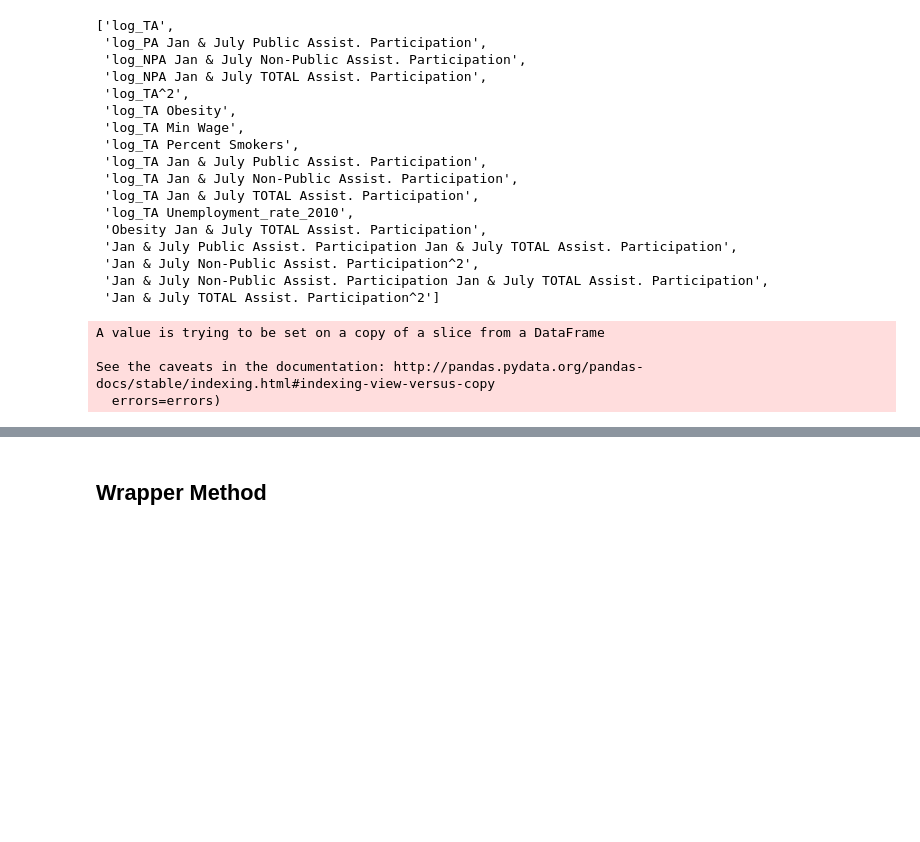
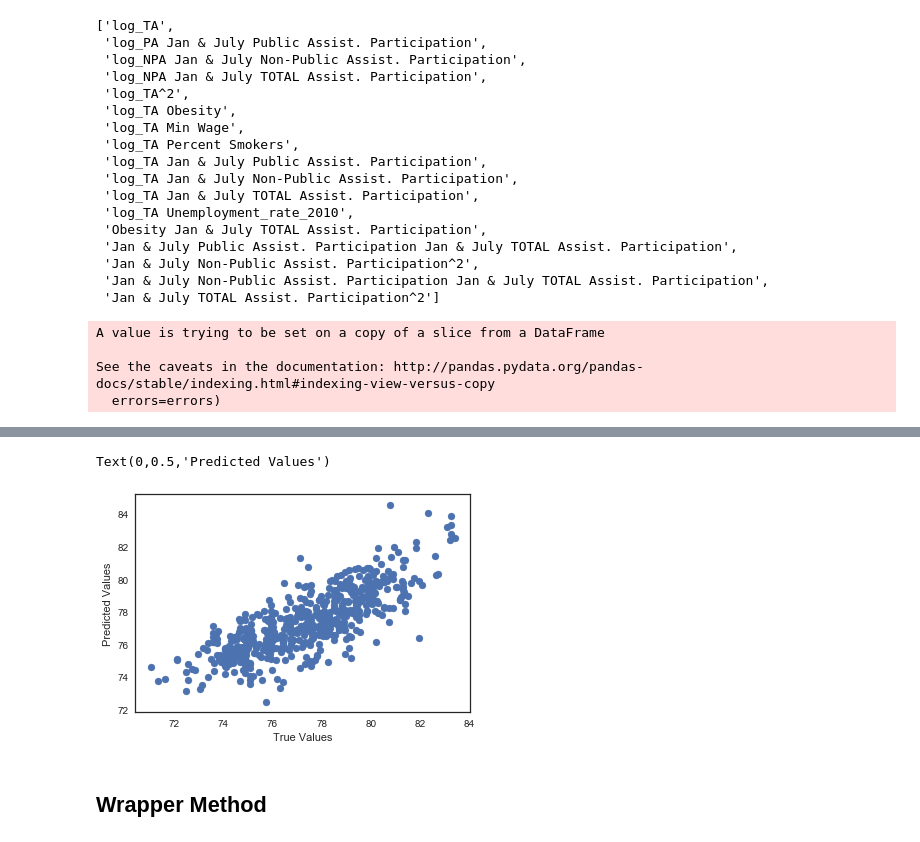
Before and after one commit to aulorbe/Life-Expectancy-In-The-US, a Jupyter notebook: feature_engineering.ipynb, the cells around one changed output, grey strips where cells are left out. Cells and saved outputs as stored; diff of their text form; code cells hidden in the pictures; blank space fills up the shorter version.

Commit message:
add scatter plots for filter and wrapper methods

```diff
--- a/feature_engineering.ipynb
+++ b/feature_engineering.ipynb
@@ -350,3 +354,10 @@ print(np.sqrt(metrics.mean_squared_error(y_test, y_pred)))
+# %%
+plt.scatter(y_test, y_pred)
+plt.xlabel('True Values')
+plt.ylabel('Predicted Values')
+# %% [output]
+Text(0,0.5,'Predicted Values')
+[figure, added]
 # %% [markdown]
 ## Wrapper Method
 # %%
```
Also changed, not shown: parts of 7 cells of this notebook.
